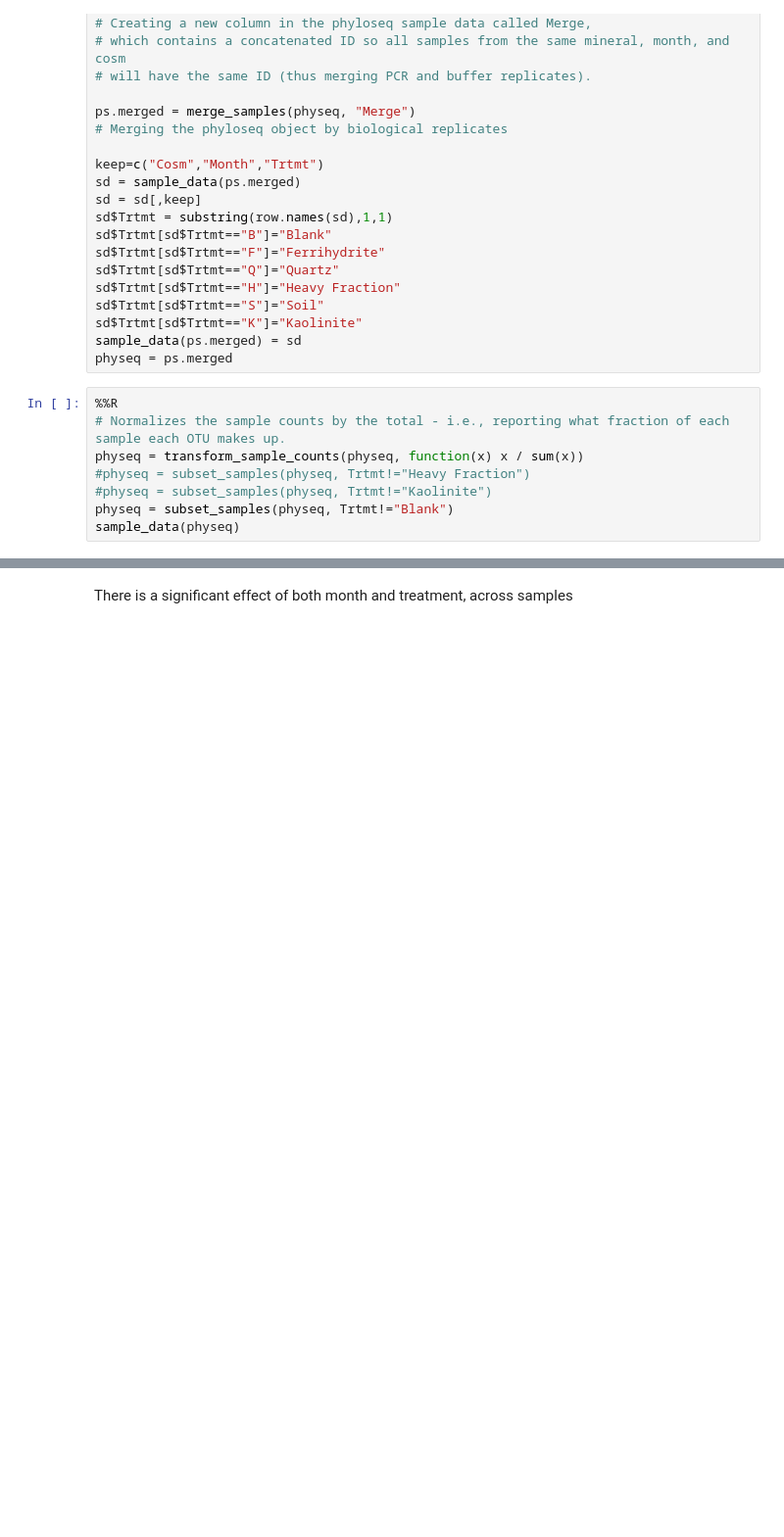
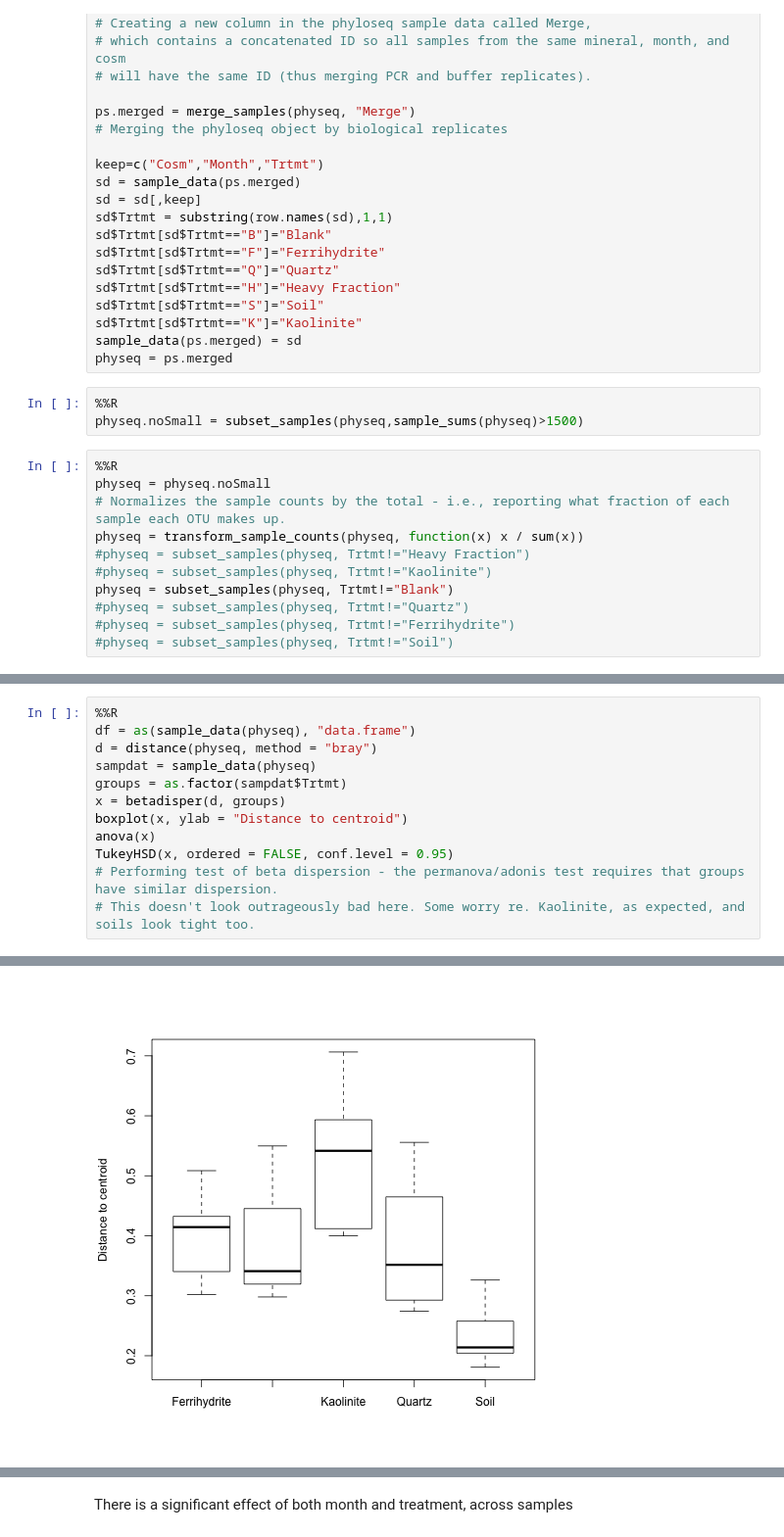
Before and after one commit to TheaWhitman/Mineral16S, a Jupyter notebook: manuscript_figures/ADONIS-16S.ipynb, the cells around one changed output, grey strips where cells are left out. Shown at 98% size. Drawn from its saved outputs; the diff is of its cells as text; blank space fills up the shorter version.

```diff
--- a/manuscript_figures/ADONIS-16S.ipynb
+++ b/manuscript_figures/ADONIS-16S.ipynb
@@ -54,11 +36,17 @@ sd$Trtmt[sd$Trtmt=="S"]="Soil"
 sd$Trtmt[sd$Trtmt=="K"]="Kaolinite"
 sample_data(ps.merged) = sd
 physeq = ps.merged
+# %%
+%%R
+physeq.noSmall = subset_samples(physeq,sample_sums(physeq)>1500)
 # %%
 %%R
+physeq = physeq.noSmall
 # Normalizes the sample counts by the total - i.e., reporting what fraction of each sample each OTU makes up.
 physeq = transform_sample_counts(physeq, function(x) x / sum(x))
 #physeq = subset_samples(physeq, Trtmt!="Heavy Fraction")
 #physeq = subset_samples(physeq, Trtmt!="Kaolinite")
 physeq = subset_samples(physeq, Trtmt!="Blank")
-sample_data(physeq)
+#physeq = subset_samples(physeq, Trtmt!="Quartz")
+#physeq = subset_samples(physeq, Trtmt!="Ferrihydrite")
+#physeq = subset_samples(physeq, Trtmt!="Soil")
@@ -82,0 +74,13 @@ S_3_44     44   3.0           Soil
+# %%
+%%R
+df = as(sample_data(physeq), "data.frame")
+d = distance(physeq, method = "bray")
+sampdat = sample_data(physeq)
+groups = as.factor(sampdat$Trtmt)
+x = betadisper(d, groups)
+boxplot(x, ylab = "Distance to centroid")
+anova(x)
+TukeyHSD(x, ordered = FALSE, conf.level = 0.95)
+# Performing test of beta dispersion - the permanova/adonis test requires that groups have similar dispersion.
+# This doesn't look outrageously bad here. Some worry re. Kaolinite, as expected, and soils look tight too.
+# %% [output]
@@ -83,3 +106,4 @@ S_3_44     44   3.0           Soil
+[figure, added]
 # %%
 %%R
 df = as(sample_data(physeq), "data.frame")
```
Also changed, not shown: parts of 5 cells of this notebook, 8 other files.
